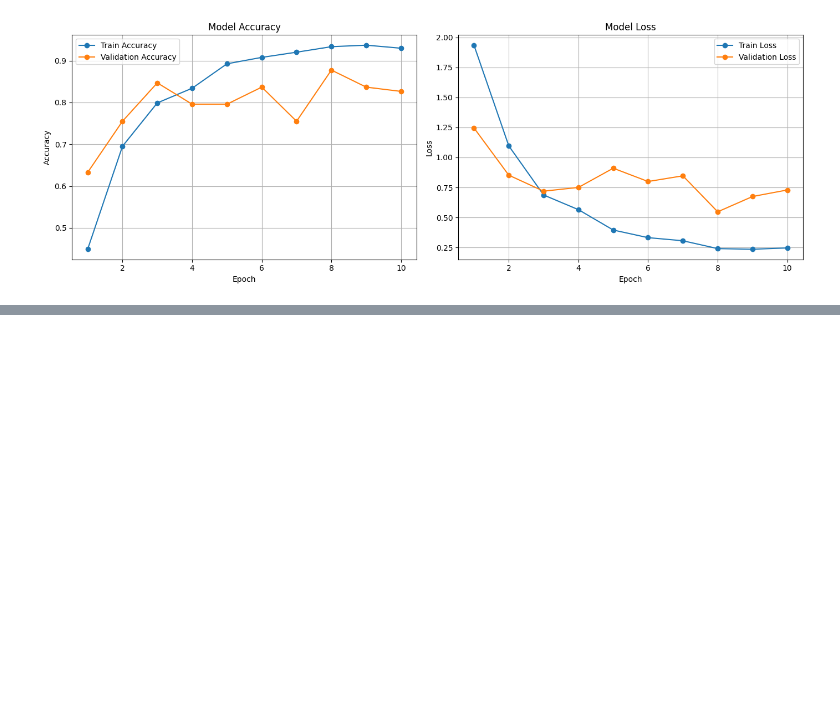
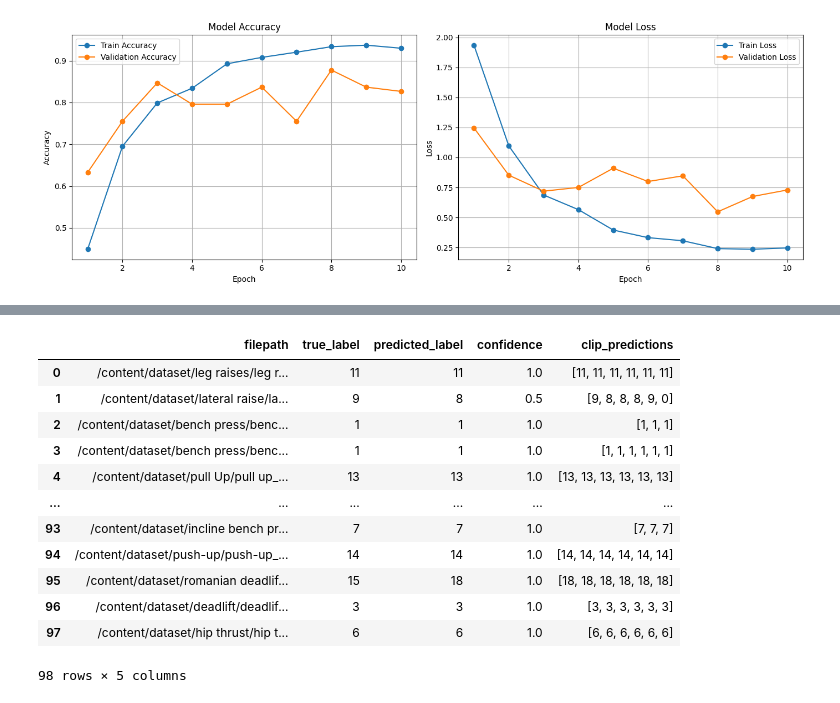
Before and after one commit to ShannieChacham/Workout_Exercises_Video_Classifier, a Jupyter notebook: Shannie_Chacham.ipynb, the cells around one changed output, grey strips where cells are left out. Drawn from its saved outputs; the diff is of its cells as text; code cells hidden in the pictures; blank space fills up the shorter version.

```diff
--- a/Shannie_Chacham.ipynb
+++ b/Shannie_Chacham.ipynb
@@ -1278,0 +1127,5 @@ Plot saved to /content/drive/MyDrive/Beilinson/figs
+# %%
+# 1. Mount drive and load test CSV
+# drive.mount('/content/drive')
+test_csv_path = "/content/drive/MyDrive/Beilinson/splits/test.csv"
+test_df = pd.read_csv(test_csv_path)
@@ -1278,0 +1298,16 @@ Plot saved to /content/drive/MyDrive/Beilinson/figs
+# %%
+results_df
+# %% [output]
+|  | filepath | true_label | predicted_label | confidence | clip_predictions |
+| 0 | /content/dataset/leg raises/leg r... | 11 | 11 | 1.0 | [11, 11, 11, 11, 11, 11] |
+| 1 | /content/dataset/lateral raise/la... | 9 | 8 | 0.5 | [9, 8, 8, 8, 9, 0] |
+| 2 | /content/dataset/bench press/benc... | 1 | 1 | 1.0 | [1, 1, 1] |
+| 3 | /content/dataset/bench press/benc... | 1 | 1 | 1.0 | [1, 1, 1, 1, 1, 1] |
+| 4 | /content/dataset/pull Up/pull up_... | 13 | 13 | 1.0 | [13, 13, 13, 13, 13, 13] |
+| ... | ... | ... | ... | ... | ... |
+| 93 | /content/dataset/incline bench pr... | 7 | 7 | 1.0 | [7, 7, 7] |
+| 94 | /content/dataset/push-up/push-up_... | 14 | 14 | 1.0 | [14, 14, 14, 14, 14, 14] |
+| 95 | /content/dataset/romanian deadlif... | 15 | 18 | 1.0 | [18, 18, 18, 18, 18, 18] |
+| 96 | /content/dataset/deadlift/deadlif... | 3 | 3 | 1.0 | [3, 3, 3, 3, 3, 3] |
+| 97 | /content/dataset/hip thrust/hip t... | 6 | 6 | 1.0 | [6, 6, 6, 6, 6, 6] |
+98 rows × 5 columns
```
Also changed, not shown: parts of 18 cells of this notebook.
